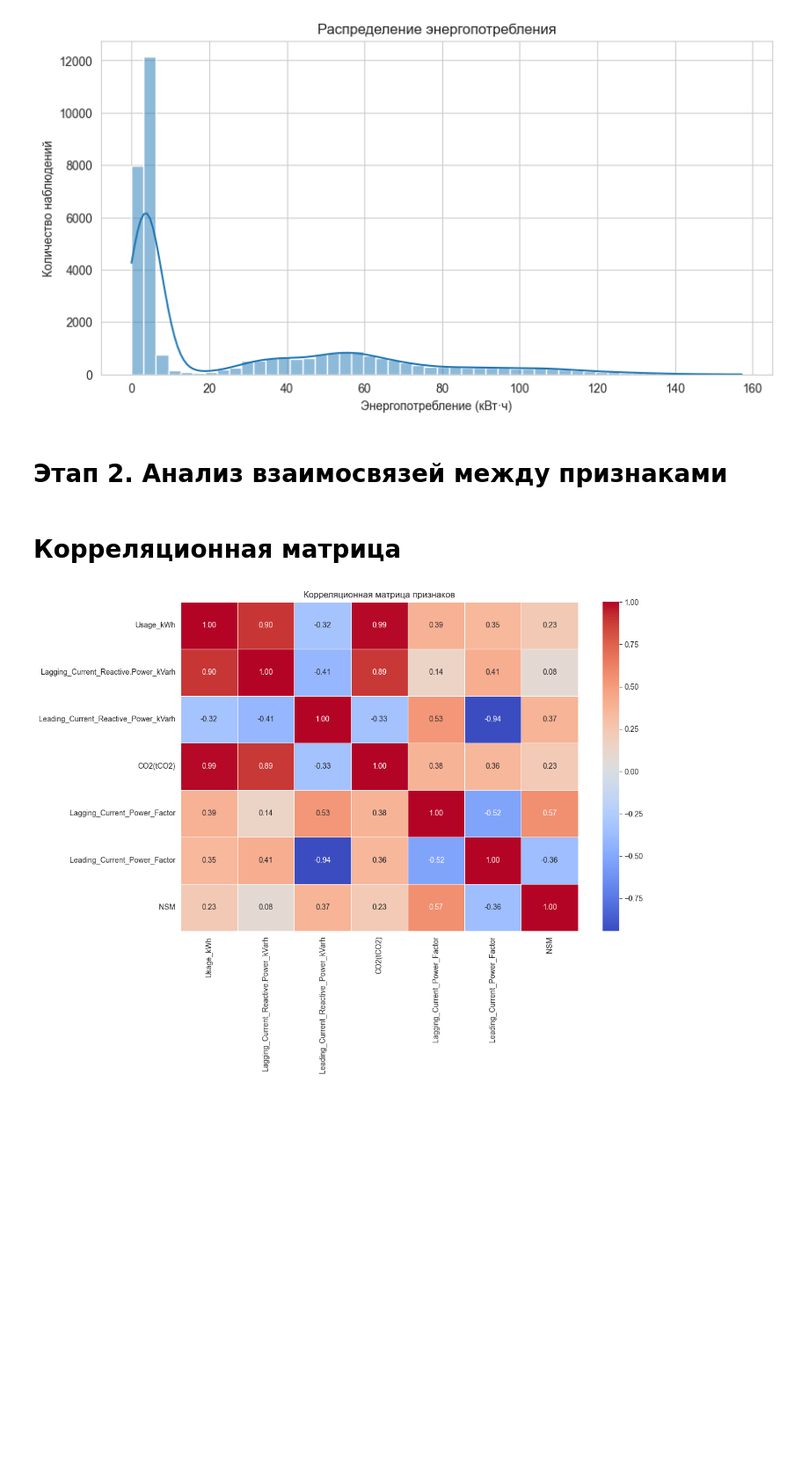
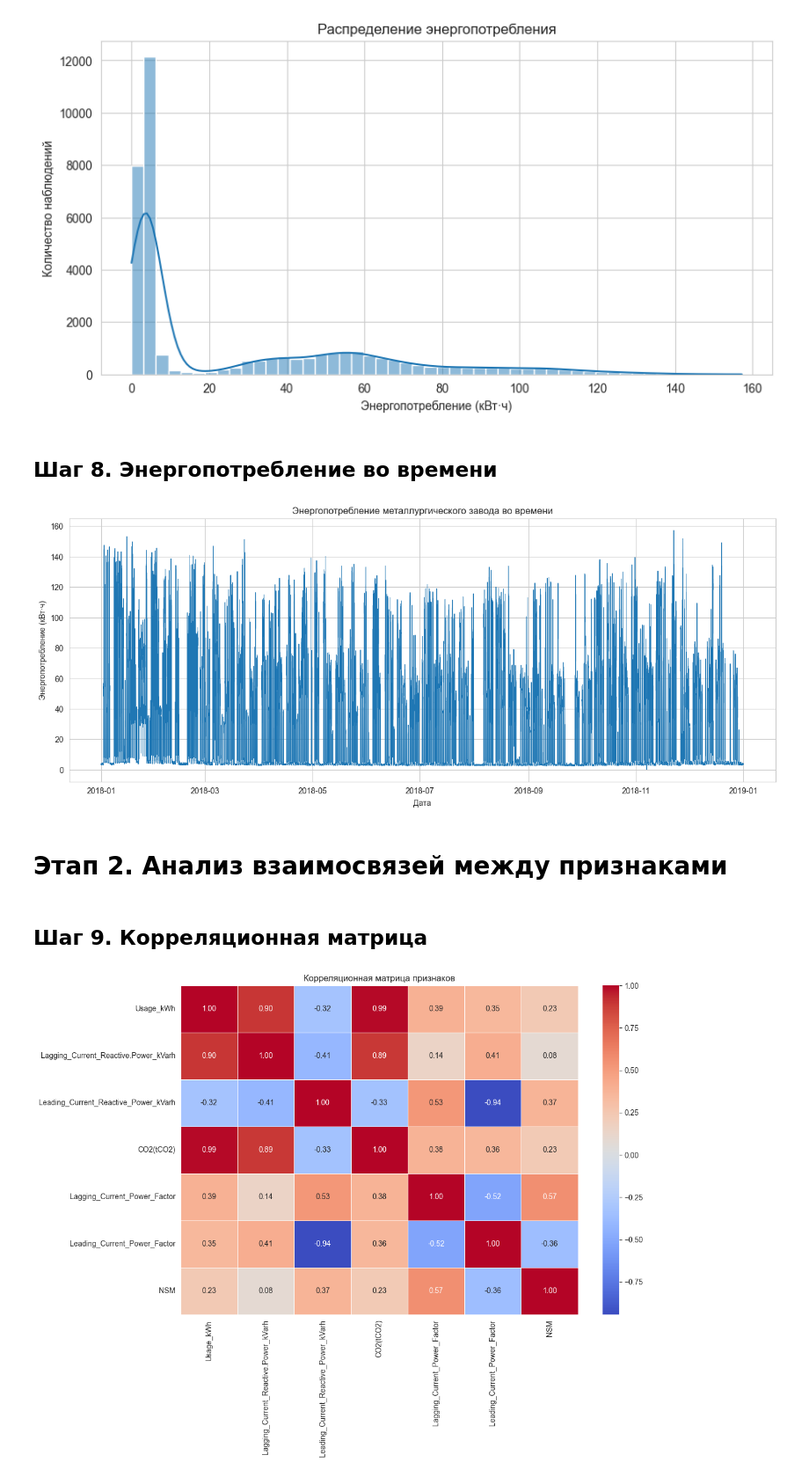
Before and after one commit to red77789/team6, a Jupyter notebook: ML.ipynb, the cells around one changed output. Shown at 88% size. Cells and saved outputs as stored; diff of their text form; code cells hidden in the pictures; blank space fills up the shorter version.

```diff
--- a/ML.ipynb
+++ b/ML.ipynb
@@ -145,10 +152,27 @@ plt.ylabel('Количество наблюдений')
 plt.show()
 # %% [output]
 [figure]
+# %% [markdown]
+## Шаг 8. Энергопотребление во времени
+# %%
+# Сортируем данные по времени
+df = df.sort_values('date')
+
+plt.figure(figsize=(16, 6))
+
+plt.plot(df['date'], df['Usage_kWh'], linewidth=0.7)
+
+plt.title('Энергопотребление металлургического завода во времени')
+plt.xlabel('Дата')
+plt.ylabel('Энергопотребление (кВт·ч)')
+
+plt.show()
+# %% [output]
+[figure, added]
 # %% [markdown]
 # Этап 2. Анализ взаимосвязей между признаками
 # %% [markdown]
-# Корреляционная матрица
+## Шаг 9. Корреляционная матрица
 # %%
 
 # Выбираем только числовые признаки
```
Also changed, not shown: parts of 47 cells of this notebook, 7 other files.
